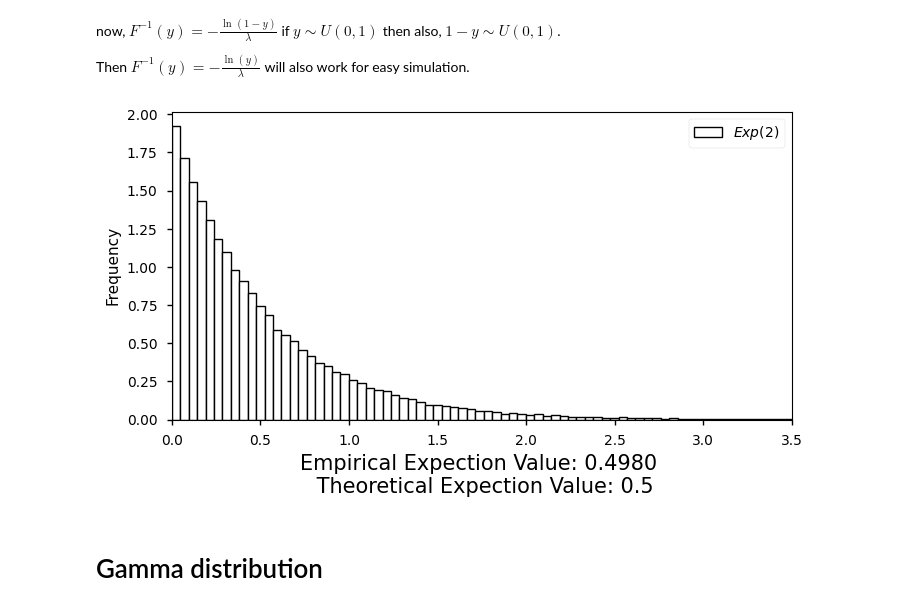
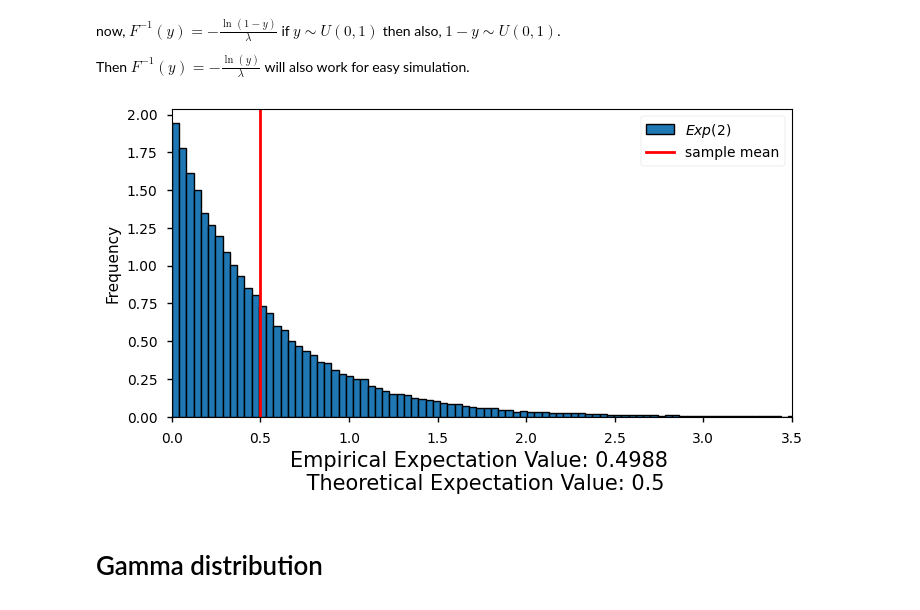
Before and after one commit to AzmainBiswas/Monte_Carlo, a Jupyter notebook: Generating Random Variable/Continuous.ipynb, the cells around one changed output. Drawn from its saved outputs; the diff is of its cells as text; code cells hidden in the pictures.

```diff
--- a/Generating Random Variable/Continuous.ipynb
+++ b/Generating Random Variable/Continuous.ipynb
@@ -48,36 +48,36 @@ Then $F^{-1}(y) = - \frac{\ln(y)}{\lambda}$ will also work for easy simulation.
 # %%
 def INV_CDF_Exp(y, lam):
     return - np.divide(np.log(y), lam)
 
 
 Us = np.random.uniform(size=Number_Of_Simulation)
 random_exp_varable = INV_CDF_Exp(Us, lam)
 
 exp_exptcion = sum(random_exp_varable) / len(random_exp_varable)
 
 plt.figure(figsize=(8, 4))
 # plt.plot(x, Exp_dis(x, lam), color="red", label="$f(X)$")
 plt.hist(
     random_exp_varable,
-    color='white',
+    # color='white',
     #    histtype="step",
     linewidth=1,
     density="norm",
     edgecolor="black",
     bins=150,
     label=r"$Exp(2)$"
 )
-# plt.axvline(exp_exptcion, color="r", linewidth=2,label='sample mean')
+plt.axvline(exp_exptcion, color="r", linewidth=2,label='sample mean')
 plt.xlabel(
-    f"Empirical Expection Value: {exp_exptcion:.4f} \n Theoretical Expection Value: {1/lam}",
+    f"Empirical Expectation Value: {exp_exptcion:.4f} \n Theoretical Expectation Value: {1/lam}",
     fontsize=15,
 )
 plt.ylabel('Frequency')
 plt.xlim([0, 3.5])
 plt.legend()
 plt.show()
 # %% [output]
-[figure, old version]
+[figure, new version]
 # %% [markdown]
 # Gamma distribution
 # %% [markdown]
```
Also changed, not shown: parts of 4 cells of this notebook, 2 other files.
